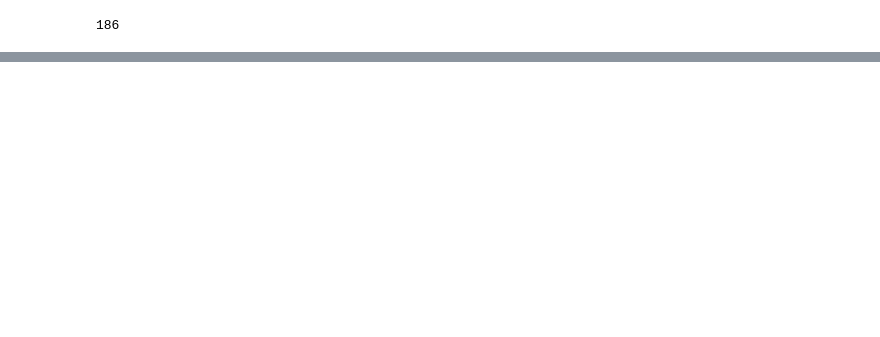
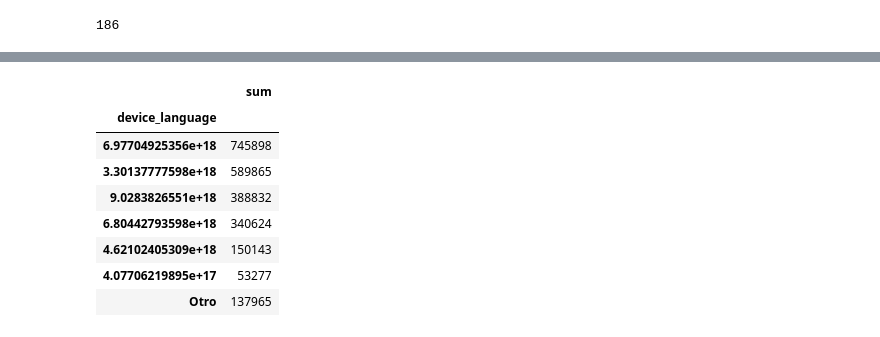
Before and after one commit to PBrrtrn/7506-organizacion-de-datos-TP1-1C2019, a Jupyter notebook: Exploracion_Pablo/Analisis_idiomas.ipynb, the cells around one changed output, grey strips where cells are left out. Cells and saved outputs as stored; diff of their text form; code cells hidden in the pictures; blank space fills up the shorter version.

```diff
--- a/Exploracion_Pablo/Analisis_idiomas.ipynb
+++ b/Exploracion_Pablo/Analisis_idiomas.ipynb
@@ -34 +60,15 @@ idiomas.shape[0]
+# %%
+top6_idiomas = top6_idiomas.append({'device_language':'Otro', 'sum':bottom180_sum}, ignore_index=True)
+top6_idiomas.set_index(keys='device_language', inplace=True)
+top6_idiomas
+# %% [output]
+|  | sum |
+| device_language |  |
+| 6.97704925356e+18 | 745898 |
+| 3.30137777598e+18 | 589865 |
+| 9.0283826551e+18 | 388832 |
+| 6.80442793598e+18 | 340624 |
+| 4.62102405309e+18 | 150143 |
+| 4.07706219895e+17 | 53277 |
+| Otro | 137965 |
 # %%
```
Also changed, not shown: parts of 7 cells of this notebook.
